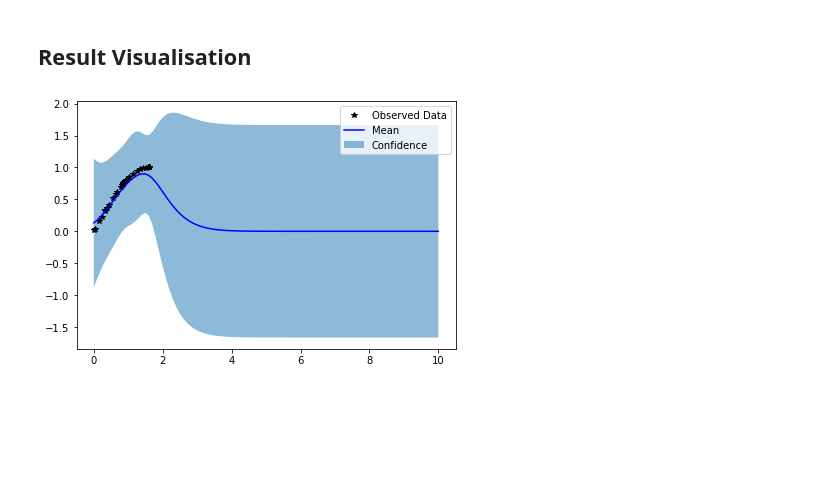
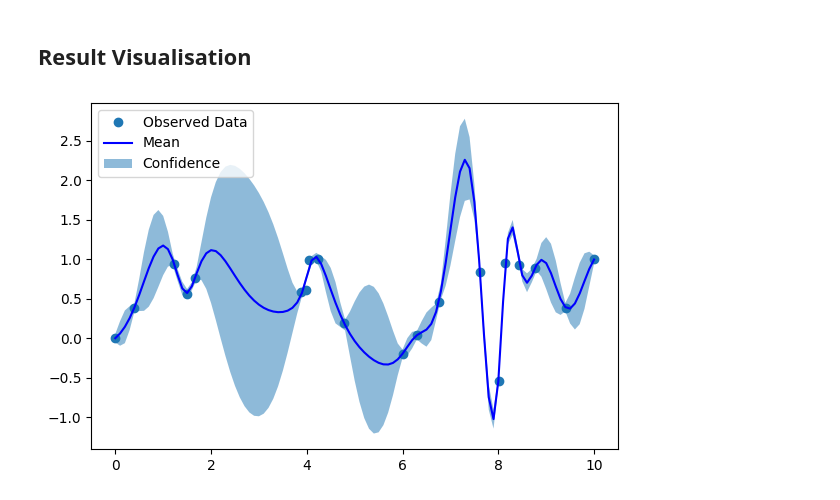
Before and after one commit to YimengJin/Thesis_Yimeng, a Jupyter notebook: Model Test.ipynb, the cells around one changed output. Drawn from its saved outputs; the diff is of its cells as text; code cells hidden in the pictures; blank space fills up the shorter version.

```diff
--- a/Model Test.ipynb
+++ b/Model Test.ipynb
@@ -90,0 +40,8 @@ def generate_next_sample(init_x, init_y, bounds, n, acq):
+# %%
+n = 10 # Number of training points
+train_x = torch.rand(n,1)*10
+train_y = F(train_x).unsqueeze(-1)
+best_observed = train_y.max().item()
+plt.plot(train_x,train_y,'o', color = 'black')
+plt.show
+train_x,train_y,best_observed
@@ -91,4 +100,5 @@ def generate_next_sample(init_x, init_y, bounds, n, acq):
 # %%
 EI = qExpectedImprovement(
-    model=model,
-    best_f=best_init_y)
+    model = model,
+    best_f = best_observed
+)
@@ -144,0 +107,12 @@ Best point performed: 1.0008774995803833
+# %%
+candidates_x,_ = optimize_acqf(
+    acq_function = EI,
+    bounds = torch.tensor([[0.],[10.]]),
+    q = 10, # Number of suggested candidates
+    num_restarts = 200,
+    raw_samples = 512
+)
+candidates_x
+candidates_y = F(candidates_x).unsqueeze(-1)
+
+candidates_x,candidates_y
@@ -144,0 +149,7 @@ Best point performed: 1.0008774995803833
+# %%
+combine_x = (train_x,candidates)
+combine_y = (train_y,candidates_y)
+posterior_x = torch.cat(combine_x, dim = 0)
+posterior_y = torch.cat(combine_y, dim = 0)
+posterior_x,posterior_y
+plt.plot(posterior_x,posterior_y,'o')
@@ -145,27 +159,30 @@ Best point performed: 1.0008774995803833
 # %% [markdown]
 ## Result Visualisation
 # %%
-model = SingleTaskGP(init_x, init_y)
-model.eval()
+posterior_model = SingleTaskGP(posterior_x,posterior_y)
+mll = ExactMarginalLogLikelihood(posterior_model.likelihood,model)
+fit_gpytorch_model(mll)
 
+# Plot
+posterior_model.eval()
 # Initialize plot
 f, ax = plt.subplots(1, 1, figsize=(6, 4))
 # test model on 101 regular spaced points on the interval [0, 10]
 test_x = torch.linspace(0, 10, 101)
 # no need for gradients
 with torch.no_grad():
     # compute posterior
-    posterior = model.posterior(test_x)
+    posterior = posterior_model.posterior(test_x)
     # Get upper and lower confidence bounds (2 standard deviations from the mean)
     lower, upper = posterior.mvn.confidence_region()
     # Plot training points as black stars
-    ax.plot(init_x.cpu().numpy(), init_y.cpu().numpy(), 'k*')
+    ax.plot(posterior_x.cpu().numpy(), posterior_y.cpu().numpy(), 'o')
     # Plot posterior means as blue line
     ax.plot(test_x.cpu().numpy(), posterior.mean.cpu().numpy(), 'b')
     # Shade between the lower and upper confidence bounds
     ax.fill_between(test_x.cpu().numpy(), lower.cpu().numpy(), upper.cpu().numpy(), alpha=0.5)
 ax.legend(['Observed Data', 'Mean', 'Confidence'])
 plt.tight_layout()
 plt.show()
 # %% [output]
-[figure, old version]
+[figure, new version]
```
Also changed, not shown: parts of 19 cells of this notebook, 1 other file.
